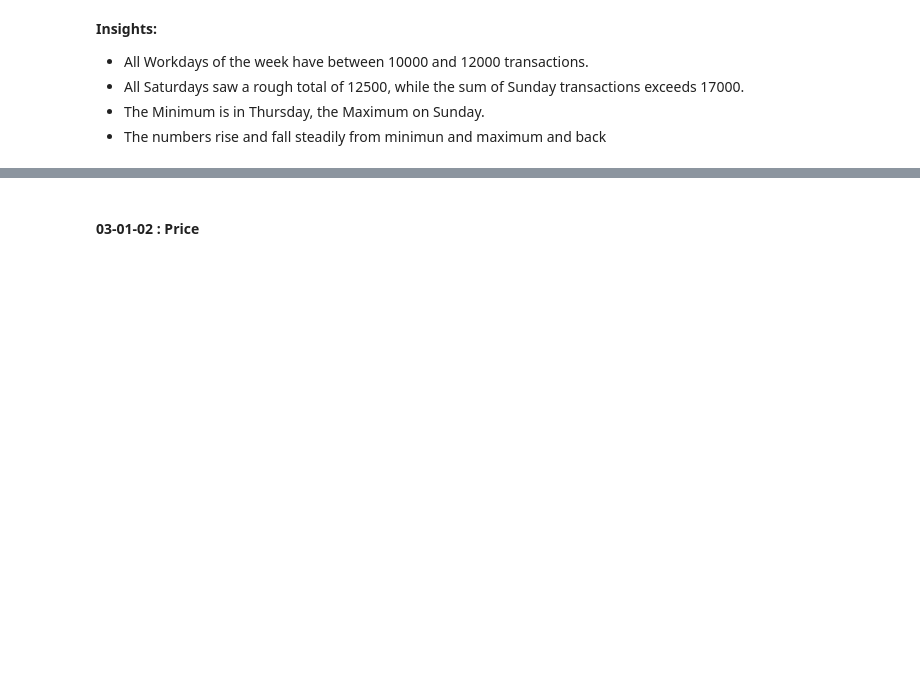
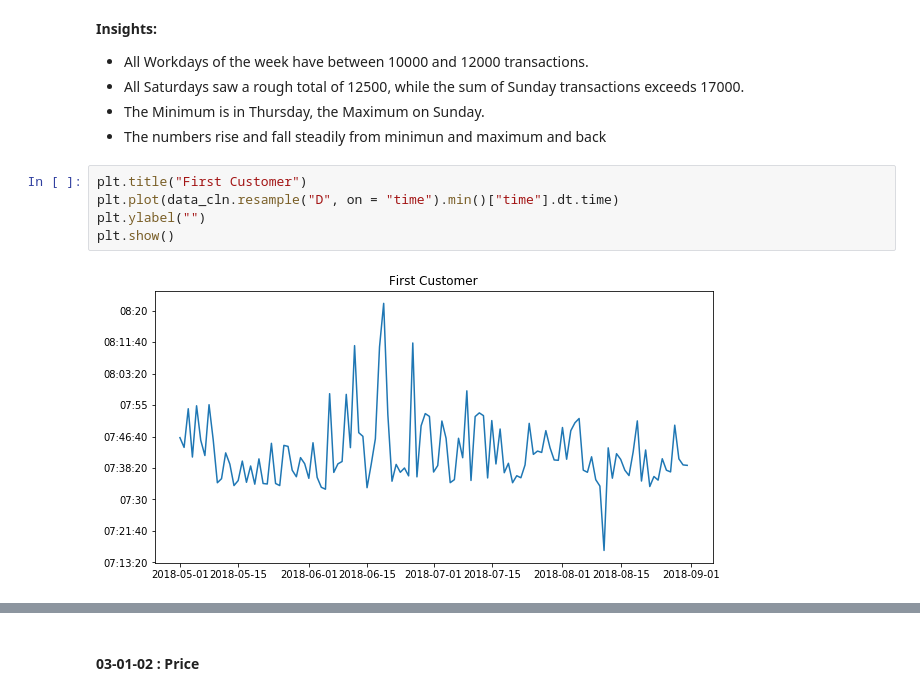
Before and after one commit to HRMNN/SuperMarket, a Jupyter notebook: SupMarTBD.ipynb, the cells around one changed output, grey strips where cells are left out. Saved outputs shown, nothing was run; the diff lists cells and outputs as text; blank space fills up the shorter version.

Commit message:
Core Code
More analytics and first tools to investigate workdays/shifts/etc.

```diff
--- a/SupMarTBD.ipynb
+++ b/SupMarTBD.ipynb
@@ -106,3 +123,10 @@ plt.show()
 - All Saturdays saw a rough total of 12500, while the sum of Sunday transactions exceeds 17000.<br>
 - The Minimum is in Thursday, the Maximum on Sunday.<br>
 - The numbers rise and fall steadily from minimun and maximum and back<br>
+# %%
+plt.title("First Customer")
+plt.plot(data_cln.resample("D", on = "time").min()["time"].dt.time)
+plt.ylabel("")
+plt.show()
+# %% [output]
+[figure, added]
```
Also changed, not shown: parts of 24 cells of this notebook.
